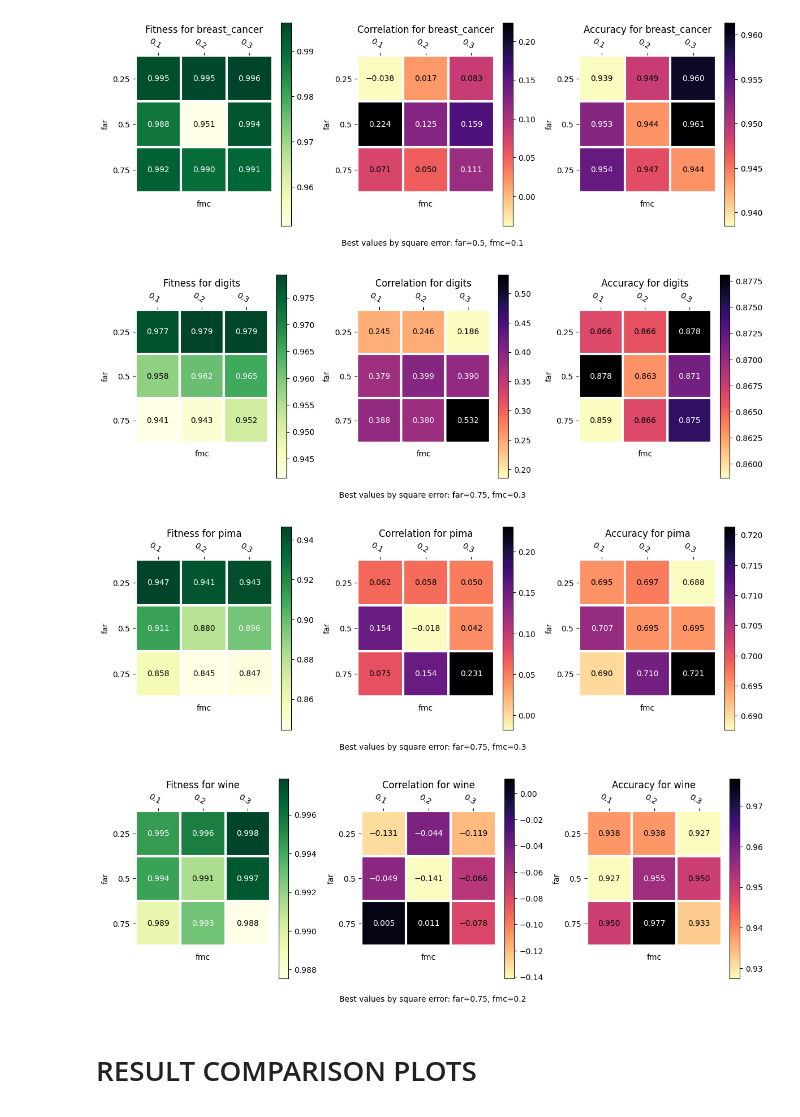
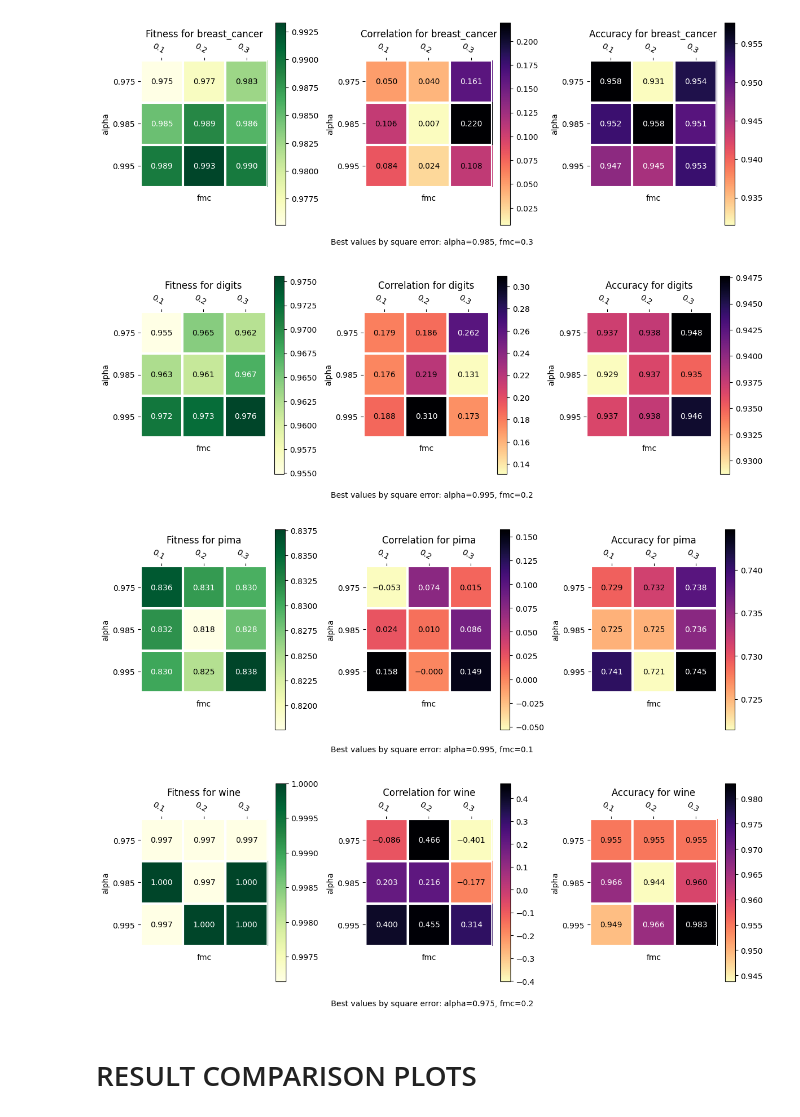
Before and after one commit to CenturionTheMan/SimulatedAnnealingBagging, a Jupyter notebook: src/article_plots.ipynb, the cells around one changed output. Cells and saved outputs as stored; diff of their text form; code cells hidden in the pictures.

```diff
--- a/src/article_plots.ipynb
+++ b/src/article_plots.ipynb
@@ -17,9 +17,9 @@ import os
 # %%
 df = pd.read_csv("./../res/bagging_sa_params.csv")
 
-df_agg = df.groupby(["dataset", "fadr", "fmc"]).agg(
+df_agg = df.groupby(["dataset", "alpha", "fmc"]).agg(
     dataset=("dataset", "first"),
-    fadr=("fadr", "first"),
+    alpha=("alpha", "first"),
     fmc=("fmc", "first"),
     accuracyMean=("accuracy", "mean"),
     accuracyStd=("accuracy", "std"),
@@ -30,78 +30,78 @@ df_agg = df.groupby(["dataset", "fadr", "fmc"]).agg(
 ).reset_index(drop=True)
 
 
-df_cor = df[df['spearmanP'] < 0.05].groupby(["dataset", "fadr", "fmc"]).agg(
+df_cor = df[df['spearmanP'] < 0.05].groupby(["dataset", "alpha", "fmc"]).agg(
     dataset=("dataset", "first"),
-    fadr=("fadr", "first"),
+    alpha=("alpha", "first"),
     fmc=("fmc", "first"),
     correlationMean=("correlation", "mean"),
     correlationStd=("correlation", "std"),
 ).reset_index(drop=True)
 
-df_agg = df_agg.merge(df_cor, on=["dataset", "fadr", "fmc"], how="left")
+df_agg = df_agg.merge(df_cor, on=["dataset", "alpha", "fmc"], how="left")
 
 df_agg.to_csv("./../res/bagging_sa_params_aggregated.csv", index=False)
 df = df_agg.copy()
 # %%
-def get_fadr_fmc_for_min_error(df: pd.DataFrame, dataset: str) -> Tuple[float, float]:
+def get_alpha_fmc_for_min_error(df: pd.DataFrame, dataset: str) -> Tuple[float, float]:
     tmp_df = df[df['dataset'] == dataset]
-    X1 = tmp_df['fadr'].values
+    X1 = tmp_df['alpha'].values
     X2 = tmp_df['fmc'].values
     Y1 = tmp_df['fitnessMean'].values
     Y2 = tmp_df['correlationMean'].values
 
     error = np.sqrt((1-Y2)**2 + (1-Y1)**2)
     min_error_index = np.argmin(error)
-    fadr = X1[min_error_index]
+    alpha = X1[min_error_index]
     fmc = X2[min_error_index]
-    return fadr, fmc
+    return alpha, fmc
 # %%
 def create_heatmap_for_dataset(df: pd.DataFrame, dataset: str) -> None:
     fig, ax = plt.subplots(nrows=1, ncols=3, figsize=(12, 4))
 
     tmp = df[df['dataset'] == dataset]
-    X = tmp['fadr'].unique()
+    X = tmp['alpha'].unique()
     Y = tmp['fmc'].unique()
-    Z1 = tmp.pivot_table(index='fadr', columns='fmc', values='fitnessMean').values
-    Z2 = tmp.pivot_table(index='fadr', columns='fmc', values='correlationMean').values
-    Z3 = tmp.pivot_table(index='fadr', columns='fmc', values='accuracyMean').values
+    Z1 = tmp.pivot_table(index='alpha', columns='fmc', values='fitnessMean').values
+    Z2 = tmp.pivot_table(index='alpha', columns='fmc', values='correlationMean').values
+    Z3 = tmp.pivot_table(index='alpha', columns='fmc', values='accuracyMean').values
 
     ax[0].set_title(f"Fitness for {dataset}")
     ax[0].set_xlabel("fmc")
-    ax[0].set_ylabel("far")
+    ax[0].set_ylabel("alpha")
     im, cbar = heatmap(Z1, X, Y, ax=ax[0], cmap="YlGn", cbarlabel="")
     texts = annotate_heatmap(im, valfmt="{x:.3f}")
 
     ax[1].set_title(f"Correlation for {dataset}")
     ax[1].set_xlabel("fmc")
-    ax[1].set_ylabel("far")
+    ax[1].set_ylabel("alpha")
     im, cbar = heatmap(Z2, X, Y, ax=ax[1], cmap="magma_r", cbarlabel="")
     texts = annotate_heatmap(im, valfmt="{x:.3f}")
 
     ax[2].set_title(f"Accuracy for {dataset}")
     ax[2].set_xlabel("fmc")
-    ax[2].set_ylabel("far")
+    ax[2].set_ylabel("alpha")
     im, cbar = heatmap(Z3, X, Y, ax=ax[2], cmap="magma_r", cbarlabel="")
     texts = annotate_heatmap(im, valfmt="{x:.3f}")
 
 
 
     fig.tight_layout()
-    best_far, best_fmc = get_fadr_fmc_for_min_error(df, dataset)
+    best_alpha, best_fmc = get_alpha_fmc_for_min_error(df, dataset)
 
-    plt.figtext(0.5, -0.05, f"Best values by square error: far={best_far}, fmc={best_fmc}",
+    plt.figtext(0.5, -0.05, f"Best values by square error: alpha={best_alpha}, fmc={best_fmc}",
                 wrap=False, horizontalalignment='center', fontsize=10)
     plt.show()
 
 
 datasets = df['dataset'].unique()
 for dataset in datasets:
     create_heatmap_for_dataset(df, dataset)
 # %% [output]
-[figure, old version]
+[figure, new version]
-[figure, old version]
+[figure, new version]
-[figure, old version]
+[figure, new version]
-[figure, old version]
+[figure, new version]
 # %% [markdown]
 # RESULT COMPARISON PLOTS
 # %%
```
Also changed, not shown: parts of 1 cell of this notebook, 7 other files.
